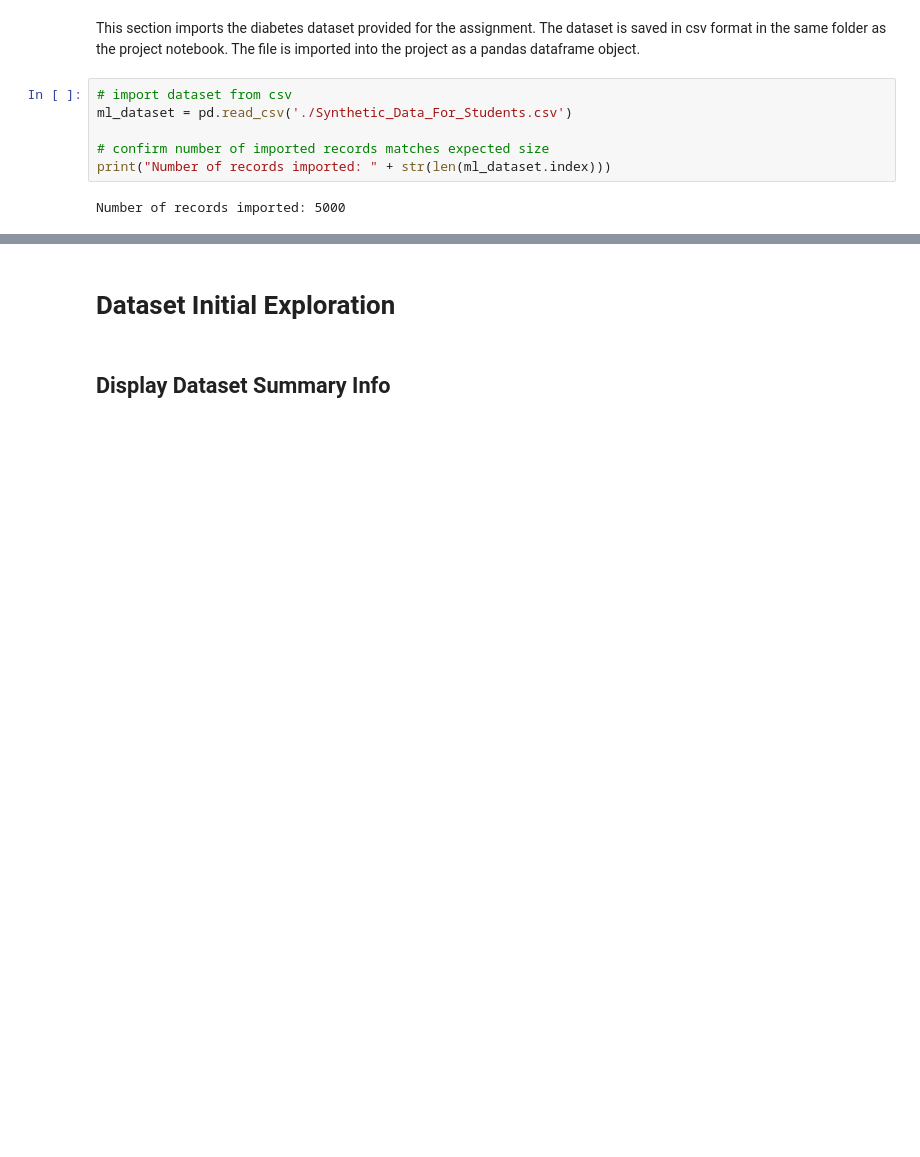
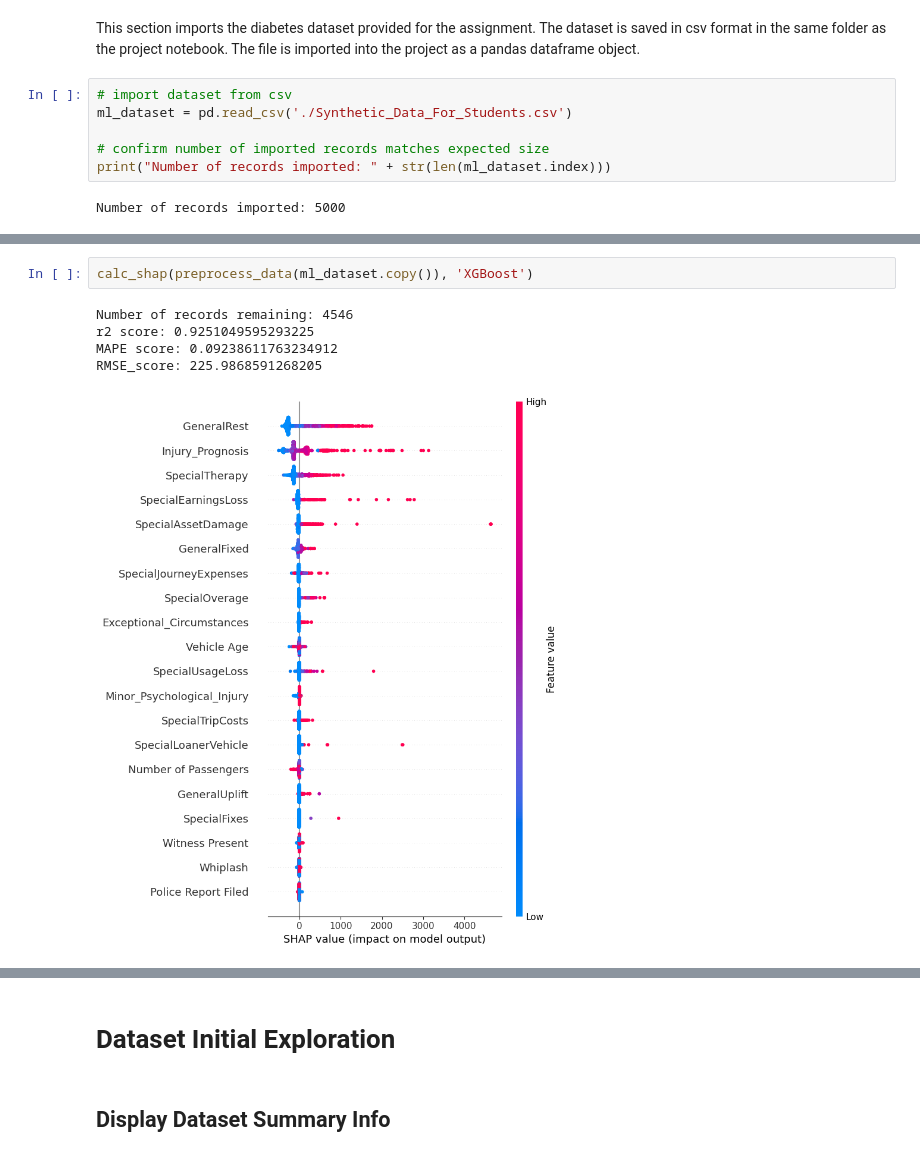
Before and after one commit to DominicEmerson/DESD-AAI-Y3-Group10, a Jupyter notebook: ML-Research/AAI-Assignment-DatasetExploration.ipynb, the cells around one changed output, grey strips where cells are left out. Cells and saved outputs as stored; diff of their text form; blank space fills up the shorter version.

```diff
--- a/ML-Research/AAI-Assignment-DatasetExploration.ipynb
+++ b/ML-Research/AAI-Assignment-DatasetExploration.ipynb
@@ -29,0 +200,8 @@ Number of records imported: 5000
+# %%
+calc_shap(preprocess_data(ml_dataset.copy()), 'XGBoost')
+# %% [output]
+Number of records remaining: 4546
+r2 score: 0.9251049595293225
+MAPE score: 0.09238611763234912
+RMSE_score: 225.9868591268205
+[figure, added]
```
Also changed, not shown: parts of 155 cells of this notebook.
